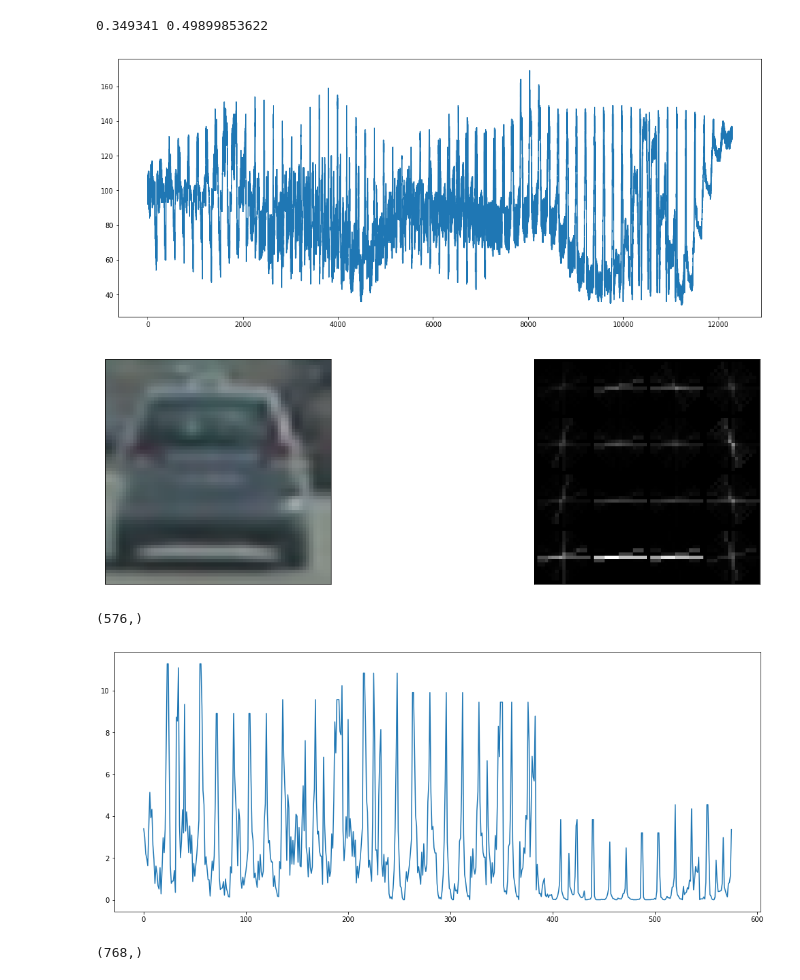
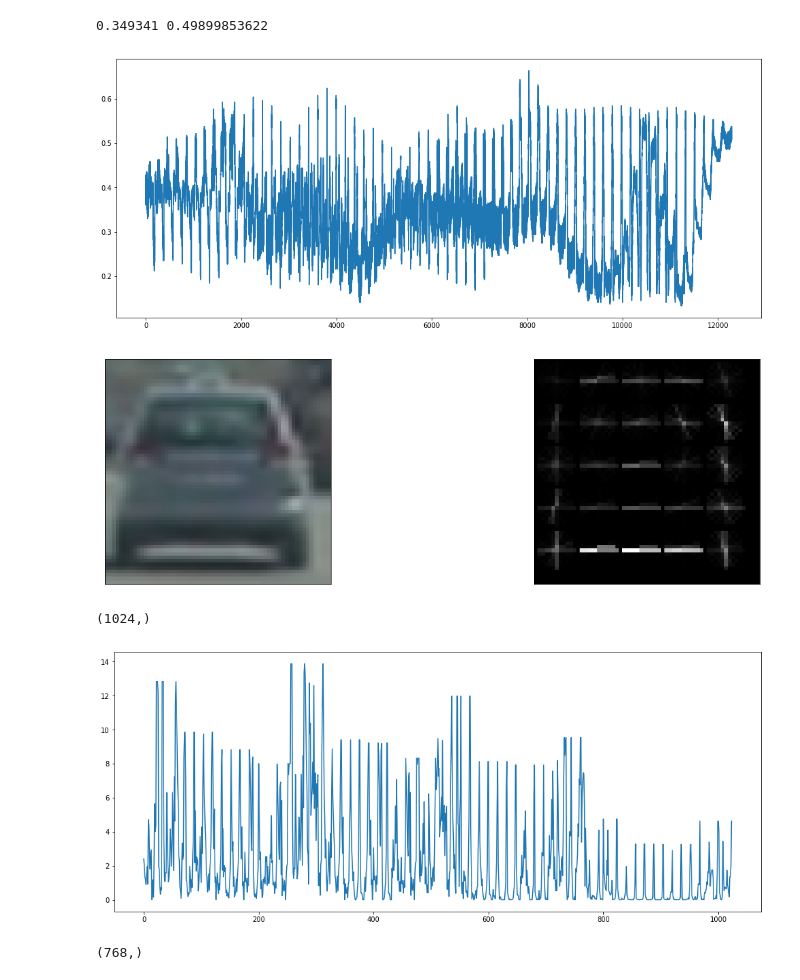
Before and after one commit to stefancyliax/CarND-Vehicle-Detection, a Jupyter notebook: P5_Vehicle_Detection.ipynb, the cells around one changed output. Cells and saved outputs as stored; diff of their text form; code cells hidden in the pictures.

```diff
--- a/P5_Vehicle_Detection.ipynb
+++ b/P5_Vehicle_Detection.ipynb
@@ -112,47 +114,47 @@ def visualize_features(features):
 
 
 ## Demo
-img = load_image2(cars[4])
+img = load_image(cars[4])
 visualize_features(img.ravel())
 # %% [output]
-[figure, old version]
+[figure, new version]
 # %%
 # Helper function to extract HOG features and optional visualization
 def get_hog_features(img, orient, pix_per_cell, cell_per_block,
                      vis=False, feature_vec=True):
     # Call with two outputs if vis==True
     if vis == True:
         features, hog_image = hog(img, orientations=orient,
                                   pixels_per_cell=(pix_per_cell, pix_per_cell),
                                   cells_per_block=(cell_per_block, cell_per_block),
                                   transform_sqrt=True,
                                   visualise=vis, feature_vector=feature_vec, block_norm='L2-Hys')
         return features, hog_image
     # Otherwise call with one output
     else:
         features = hog(img, orientations=orient,
                        pixels_per_cell=(pix_per_cell, pix_per_cell),
                        cells_per_block=(cell_per_block, cell_per_block),
                        transform_sqrt=True,
                        visualise=vis, feature_vector=feature_vec, block_norm='L2-Hys')
         return features
 
 
 ## Demo
 img = load_image(cars[4])
 orient = 16
-pix_per_cell = 16
+pix_per_cell = 12
 cell_per_block = 2
 
 features, hog_image = get_hog_features(img[:,:,0], orient, pix_per_cell, cell_per_block, vis=True, feature_vec=True)
 
 print_example_images(img, hog_image)
 print(features.shape)
 visualize_features(features)
 # %% [output]
-[figure, old version]
+[figure, new version]
-(576,)
+(1024,)
-[figure, old version]
+[figure, new version]
 # %%
 # Define a function to compute binned color features
 def bin_spatial(img, size=(32, 32)):
```
Also changed, not shown: parts of 24 cells of this notebook.
